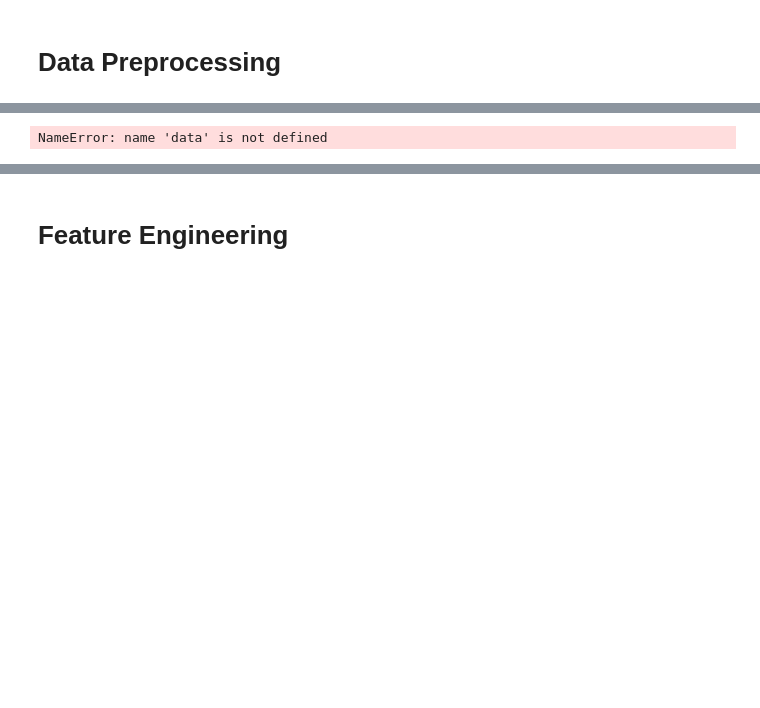
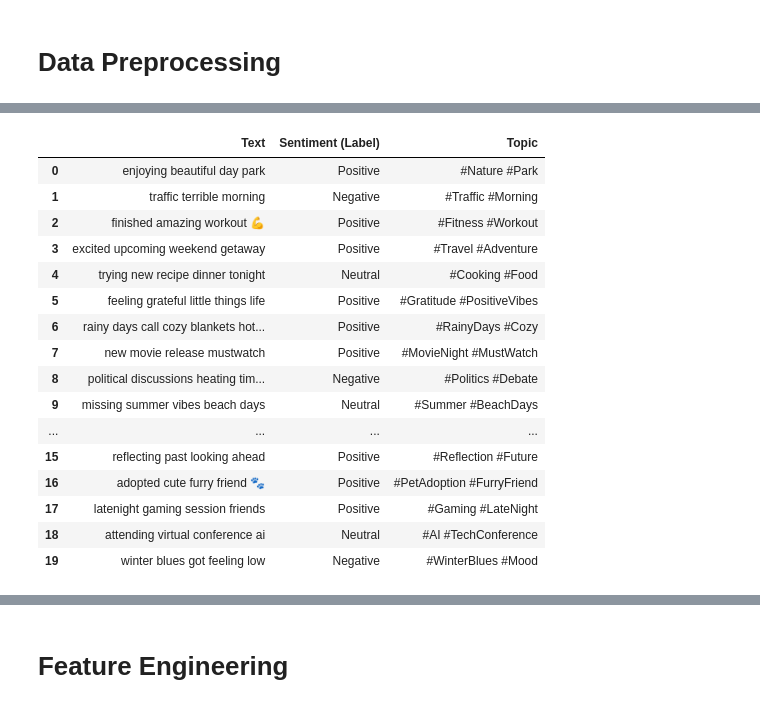
Before and after one commit to Nada-Hany/sentiment-analysis, a Jupyter notebook: Model.ipynb, the cells around one changed output, grey strips where cells are left out. Cells and saved outputs as stored; diff of their text form; code cells hidden in the pictures; blank space fills up the shorter version.

```diff
--- a/Model.ipynb
+++ b/Model.ipynb
@@ -50,7 +120,0 @@ data = data.assign(Topic=data['Topic'].str.split('#')).explode('Topic')
-# %%
-cols=('Topic','Sentiment (Label)')
-data, label_encoders = Feature_Encoder(data.iloc[:,:3],cols)
-data =data[data['Topic']!=0]
-data.reset_index(drop=True,inplace=True)
-# %% [output]
-NameError: name 'data' is not defined
@@ -56,0 +123,20 @@ NameError: name 'data' is not defined
+# %%
+data.head(20)
+# %% [output]
+|  | Text | Sentiment (Label) | Topic |
+| 0 | enjoying beautiful day park | Positive | #Nature #Park |
+| 1 | traffic terrible morning | Negative | #Traffic #Morning |
+| 2 | finished amazing workout 💪 | Positive | #Fitness #Workout |
+| 3 | excited upcoming weekend getaway | Positive | #Travel #Adventure |
+| 4 | trying new recipe dinner tonight | Neutral | #Cooking #Food |
+| 5 | feeling grateful little things life | Positive | #Gratitude #PositiveVibes |
+| 6 | rainy days call cozy blankets hot... | Positive | #RainyDays #Cozy |
+| 7 | new movie release mustwatch | Positive | #MovieNight #MustWatch |
+| 8 | political discussions heating tim... | Negative | #Politics #Debate |
+| 9 | missing summer vibes beach days | Neutral | #Summer #BeachDays |
+| ... | ... | ... | ... |
+| 15 | reflecting past looking ahead | Positive | #Reflection #Future |
+| 16 | adopted cute furry friend 🐾 | Positive | #PetAdoption #FurryFriend |
+| 17 | latenight gaming session friends | Positive | #Gaming #LateNight |
+| 18 | attending virtual conference ai | Neutral | #AI #TechConference |
+| 19 | winter blues got feeling low | Negative | #WinterBlues #Mood |
```
Also changed, not shown: parts of 24 cells of this notebook.
